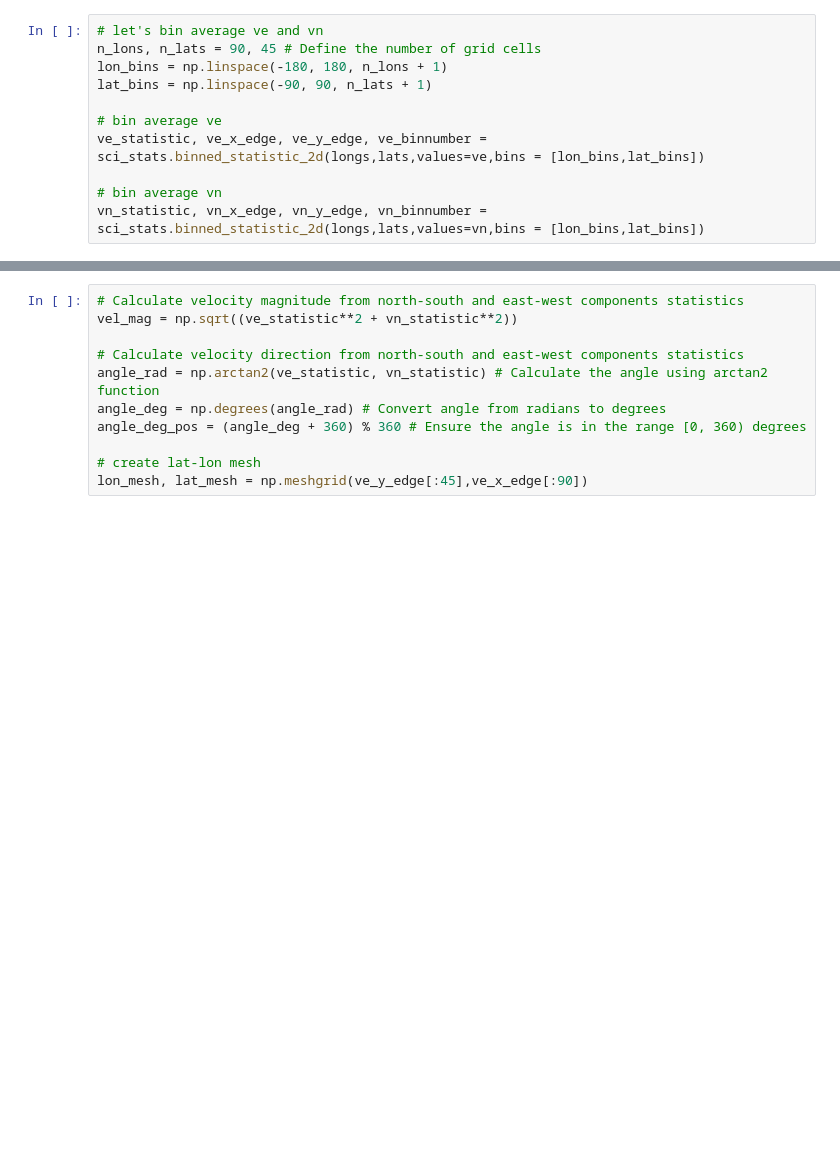
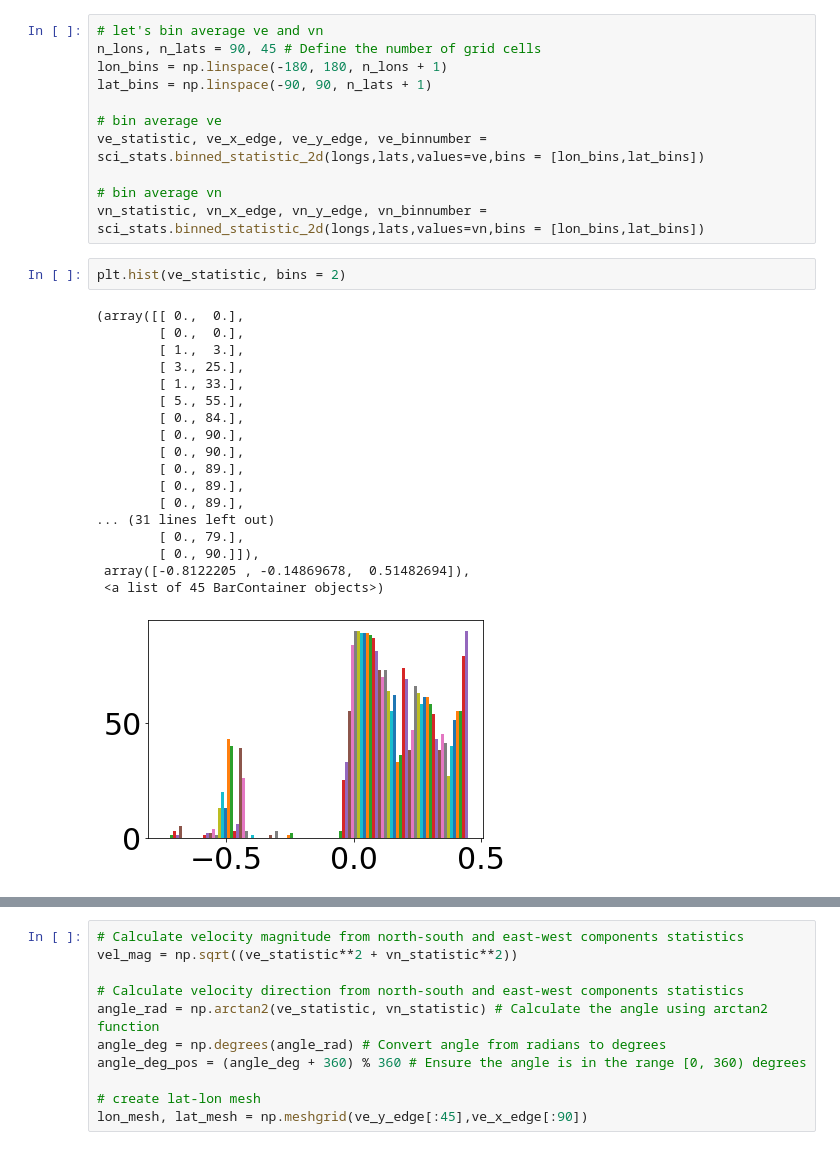
Before and after one commit to GHOpenonic/global-drifter-program, a Jupyter notebook: time to beach heatmap.ipynb, the cells around one changed output, grey strips where cells are left out. Cells and saved outputs as stored; diff of their text form; blank space fills up the shorter version.

```diff
--- a/time to beach heatmap.ipynb
+++ b/time to beach heatmap.ipynb
@@ -366,3 +366,24 @@ ve_statistic, ve_x_edge, ve_y_edge, ve_binnumber = sci_stats.binned_statistic_2d
 
 # bin average vn
 vn_statistic, vn_x_edge, vn_y_edge, vn_binnumber = sci_stats.binned_statistic_2d(longs,lats,values=vn,bins = [lon_bins,lat_bins])
+# %%
+plt.hist(ve_statistic, bins = 2)
+# %% [output]
+(array([[ 0.,  0.],
+        [ 0.,  0.],
+        [ 1.,  3.],
+        [ 3., 25.],
+        [ 1., 33.],
+        [ 5., 55.],
+        [ 0., 84.],
+        [ 0., 90.],
+        [ 0., 90.],
+        [ 0., 89.],
+        [ 0., 89.],
+        [ 0., 89.],
+... (31 lines left out)
+        [ 0., 79.],
+        [ 0., 90.]]),
+ array([-0.8122205 , -0.14869678,  0.51482694]),
+ <a list of 45 BarContainer objects>)
+[figure, added]
```
Also changed, not shown: parts of 3 cells of this notebook.
